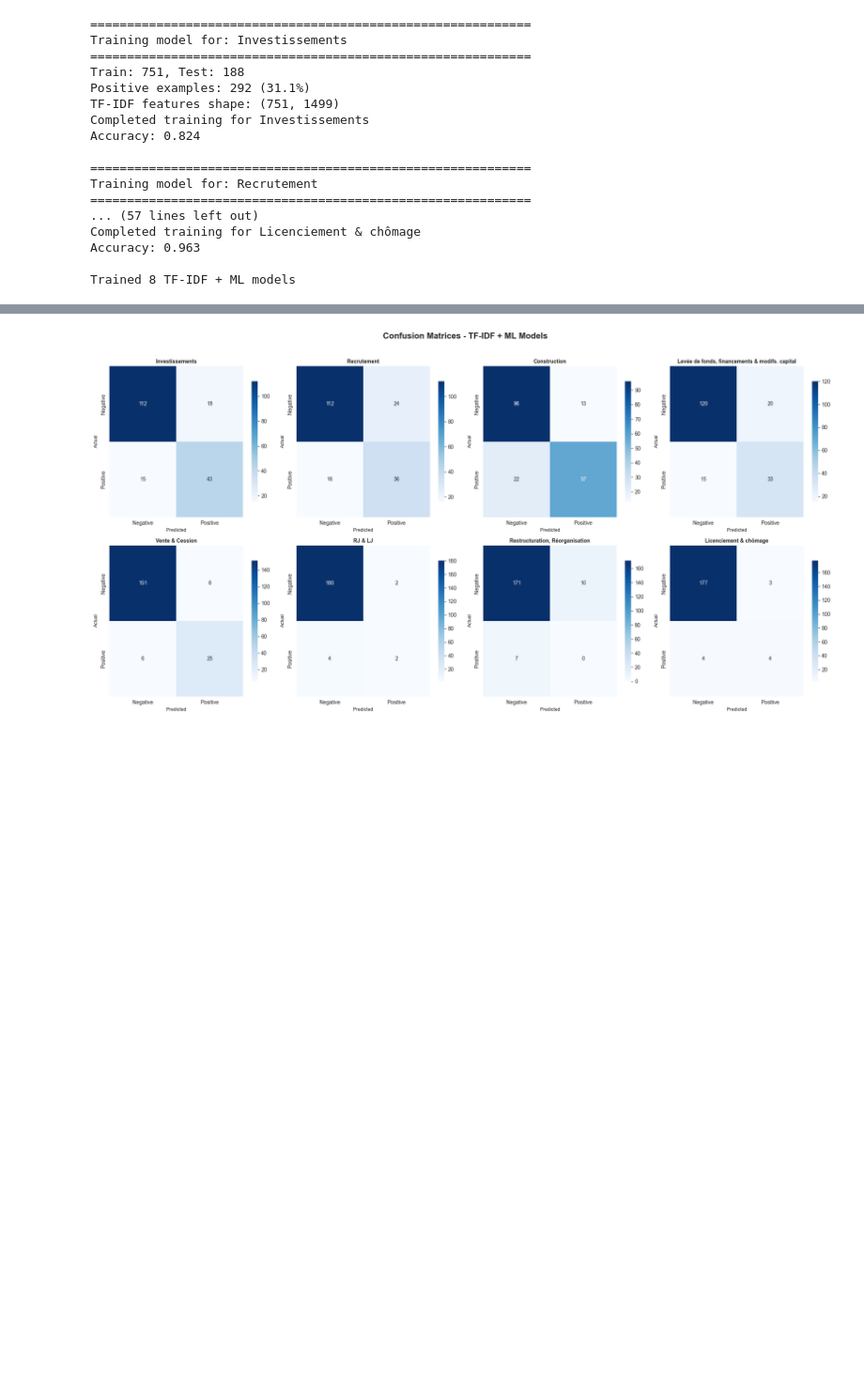
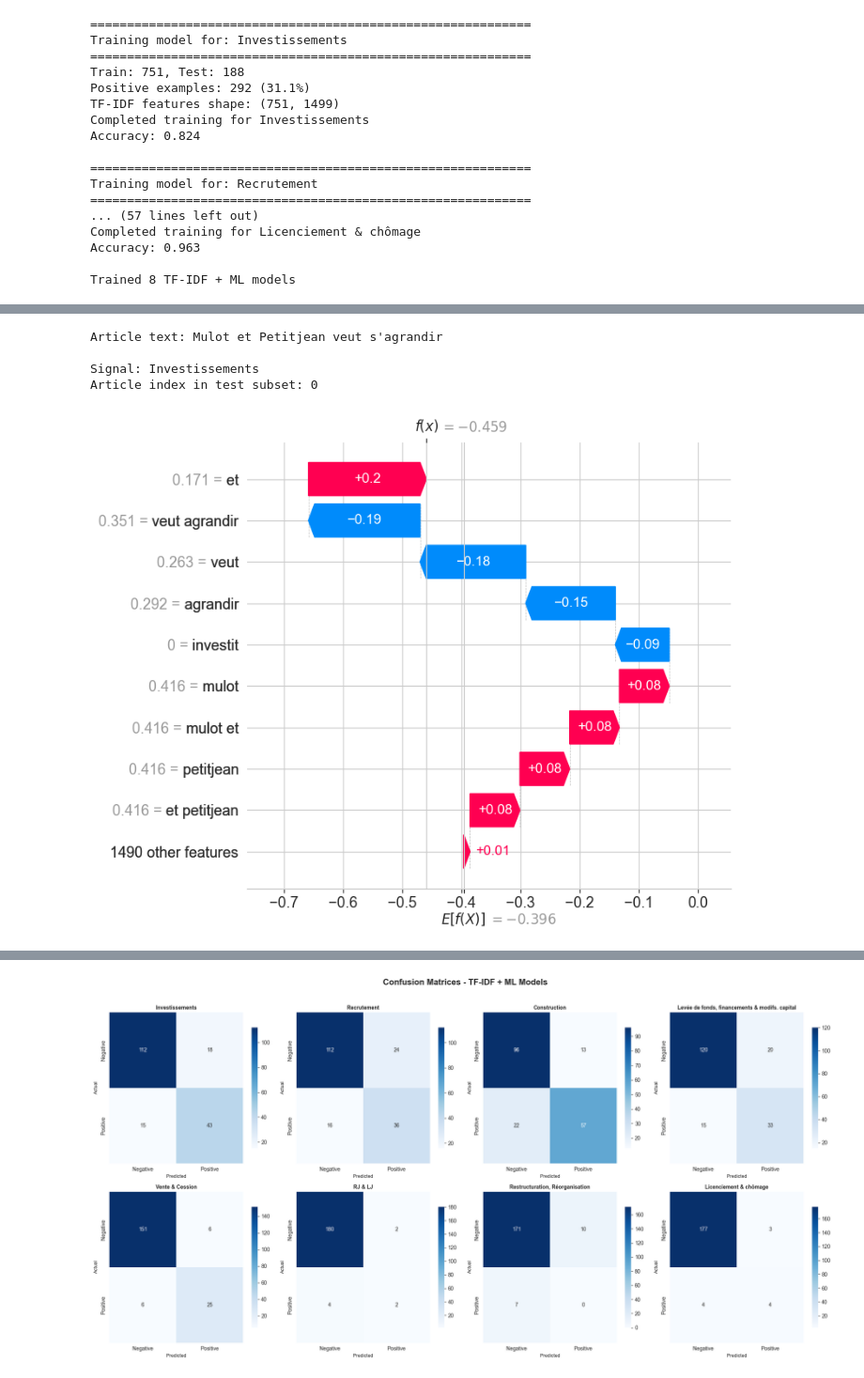
Before and after one commit to dev-labarre/ose-main, a Jupyter notebook: Notebooks/02_tfidf_ml_classification.ipynb, the cells around one changed output, grey strips where cells are left out. Shown: that part at 94% size. Cells and saved outputs as stored; diff of their text form; code cells hidden in the pictures; blank space fills up the shorter version.

Commit message:
SHAP on TF-IDF classification notebook

```diff
--- a/Notebooks/02_tfidf_ml_classification.ipynb
+++ b/Notebooks/02_tfidf_ml_classification.ipynb
@@ -278,0 +402,42 @@ Trained 8 TF-IDF + ML models
+# %%
+# Local SHAP Waterfall Plot for a single test article
+# Change the signal name and article_index below to explore different articles
+signal = "Investissements"
+article_index = 0  # Index in the test subset (0 to len(X_test_shap_subset)-1)
+
+explainer = shap_explainers[signal]
+X_test_subset = results[signal]['X_test_shap_subset']
+texts = results[signal]['X_test_text_subset']
+feature_names = results[signal]['vectorizer'].get_feature_names_out()
+
+# Get SHAP values for this specific article
+shap_explanation = explainer(X_test_subset[article_index:article_index+1])
+
+# Extract base value (handle both scalar and array cases)
+base_val = shap_explanation.base_values
+if isinstance(base_val, (list, np.ndarray)) and len(base_val) > 0:
+    base_val = base_val[0] if len(base_val) > 0 else base_val
+
+# Create Explanation object with feature names for proper display
+shap_values_with_names = shap.Explanation(
+    values=shap_explanation.values[0],
+    base_values=base_val,
+    data=X_test_subset[article_index:article_index+1].toarray()[0],
+    feature_names=feature_names
+)
+
+# Display the article text
+print(f"Article text: {texts[article_index]}")
+print(f"\nSignal: {signal}")
+print(f"Article index in test subset: {article_index}\n")
+
+# Waterfall plot showing how each feature contributes to the prediction
+shap.waterfall_plot(shap_values_with_names, show=False)
+plt.tight_layout()
+plt.show()
+# %% [output]
+Article text: Mulot et Petitjean veut s'agrandir
+
+Signal: Investissements
+Article index in test subset: 0
+[figure, added]
```
Also changed, not shown: parts of 14 cells of this notebook.
